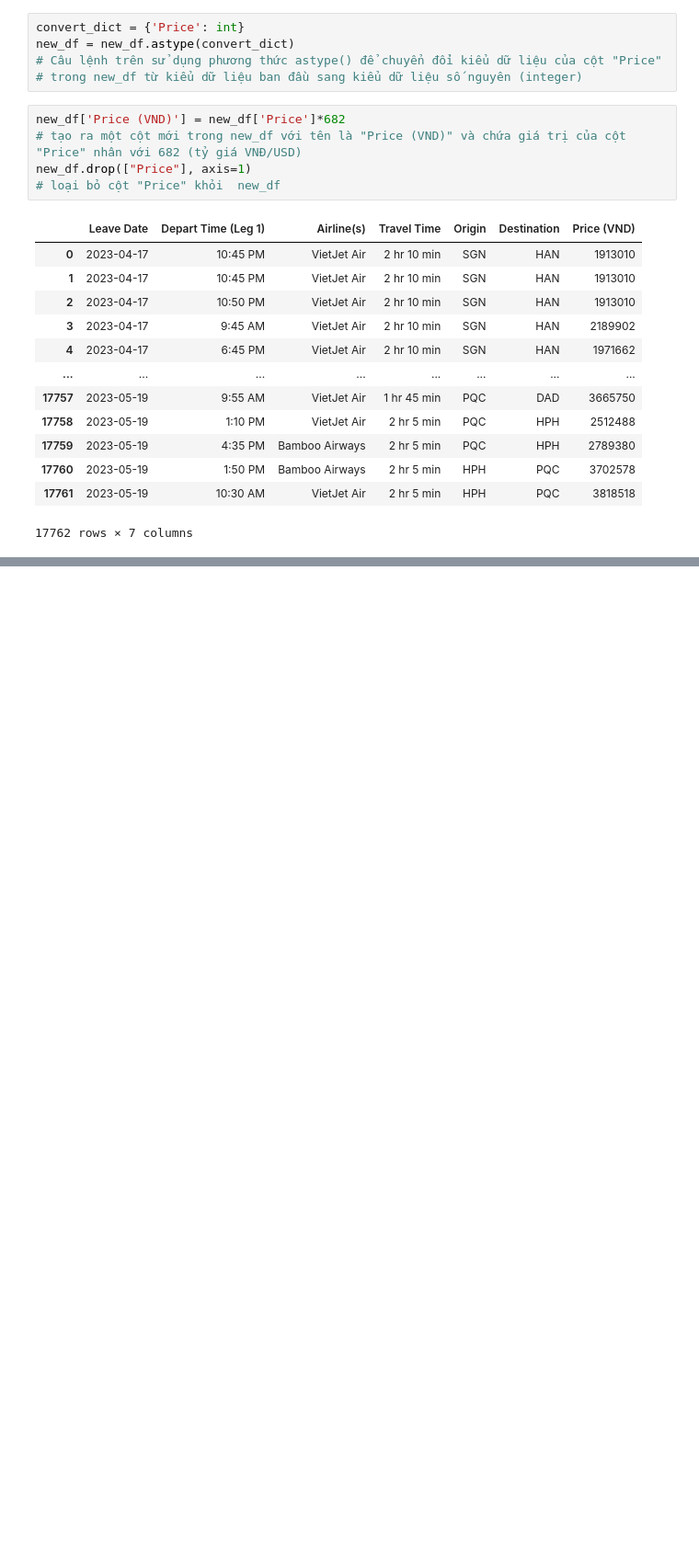
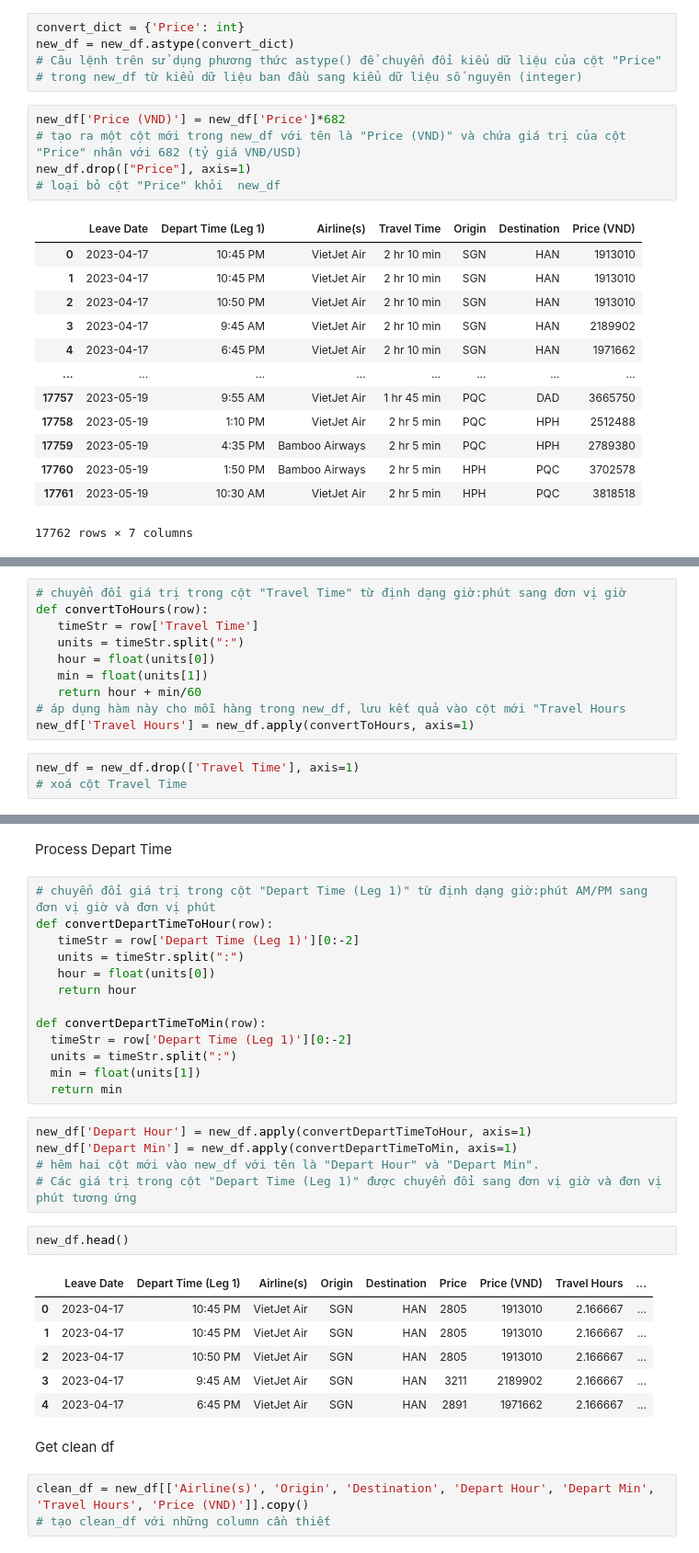
Before and after one commit to PhiHung160420/airline_data_analysis, a Jupyter notebook: pre_process.ipynb, the cells around one changed output, grey strips where cells are left out. Shown at 92% size. Saved outputs shown, nothing was run; the diff lists cells and outputs as text; blank space fills up the shorter version.

Commit message:
pre-process some field in data

```diff
--- a/pre_process.ipynb
+++ b/pre_process.ipynb
@@ -87,0 +125,13 @@ new_df.drop(["Price"], axis=1)
+# %%
+# chuyển đổi giá trị trong cột "Travel Time" từ định dạng giờ:phút sang đơn vị giờ
+def convertToHours(row):
+   timeStr = row['Travel Time']
+   units = timeStr.split(":")
+   hour = float(units[0])
+   min = float(units[1])
+   return hour + min/60
+# áp dụng hàm này cho mỗi hàng trong new_df, lưu kết quả vào cột mới "Travel Hours
+new_df['Travel Hours'] = new_df.apply(convertToHours, axis=1)
+# %%
+new_df = new_df.drop(['Travel Time'], axis=1)
+# xoá cột Travel Time
@@ -87,0 +147,34 @@ new_df.drop(["Price"], axis=1)
+# %% [markdown]
+Process Depart Time
+# %%
+# chuyển đổi giá trị trong cột "Depart Time (Leg 1)" từ định dạng giờ:phút AM/PM sang đơn vị giờ và đơn vị phút
+def convertDepartTimeToHour(row):
+   timeStr = row['Depart Time (Leg 1)'][0:-2]
+   units = timeStr.split(":")
+   hour = float(units[0])
+   return hour
+
+def convertDepartTimeToMin(row):
+  timeStr = row['Depart Time (Leg 1)'][0:-2]
+  units = timeStr.split(":")
+  min = float(units[1])
+  return min
+# %%
+new_df['Depart Hour'] = new_df.apply(convertDepartTimeToHour, axis=1)
+new_df['Depart Min'] = new_df.apply(convertDepartTimeToMin, axis=1)
+# hêm hai cột mới vào new_df với tên là "Depart Hour" và "Depart Min".
+# Các giá trị trong cột "Depart Time (Leg 1)" được chuyển đổi sang đơn vị giờ và đơn vị phút tương ứng
+# %%
+new_df.head()
+# %% [output]
+|  | Leave Date | Depart Time (Leg 1) | Airline(s) | Origin | Destination | Price | Price (VND) | Travel Hours | ... |
+| 0 | 2023-04-17 | 10:45 PM | VietJet Air | SGN | HAN | 2805 | 1913010 | 2.166667 | ... |
+| 1 | 2023-04-17 | 10:45 PM | VietJet Air | SGN | HAN | 2805 | 1913010 | 2.166667 | ... |
+| 2 | 2023-04-17 | 10:50 PM | VietJet Air | SGN | HAN | 2805 | 1913010 | 2.166667 | ... |
+| 3 | 2023-04-17 | 9:45 AM | VietJet Air | SGN | HAN | 3211 | 2189902 | 2.166667 | ... |
+| 4 | 2023-04-17 | 6:45 PM | VietJet Air | SGN | HAN | 2891 | 1971662 | 2.166667 | ... |
+# %% [markdown]
+Get clean df
+# %%
+clean_df = new_df[['Airline(s)', 'Origin', 'Destination', 'Depart Hour', 'Depart Min', 'Travel Hours', 'Price (VND)']].copy()
+# tạo clean_df với những column cần thiết
```
Also changed, not shown: parts of 8 cells of this notebook.
